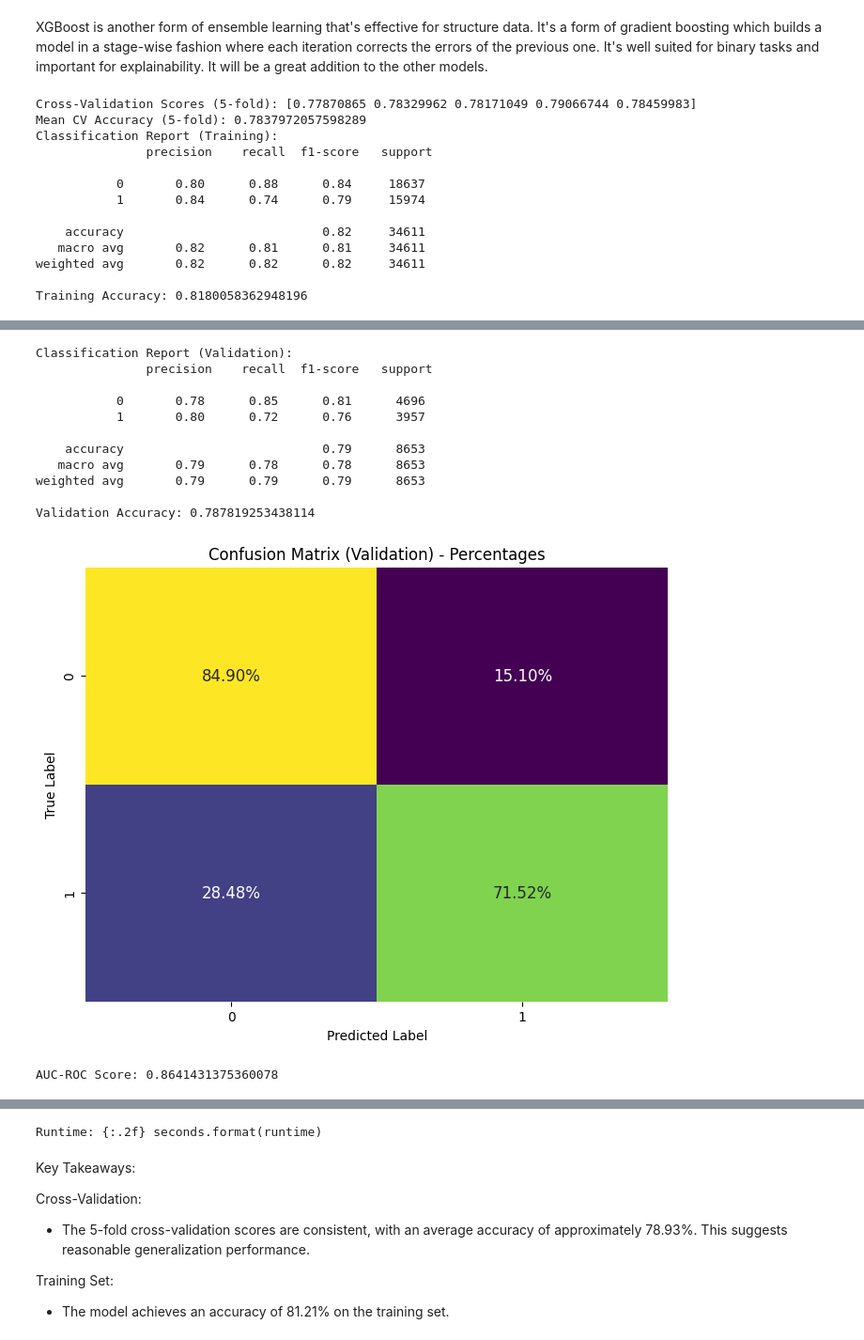
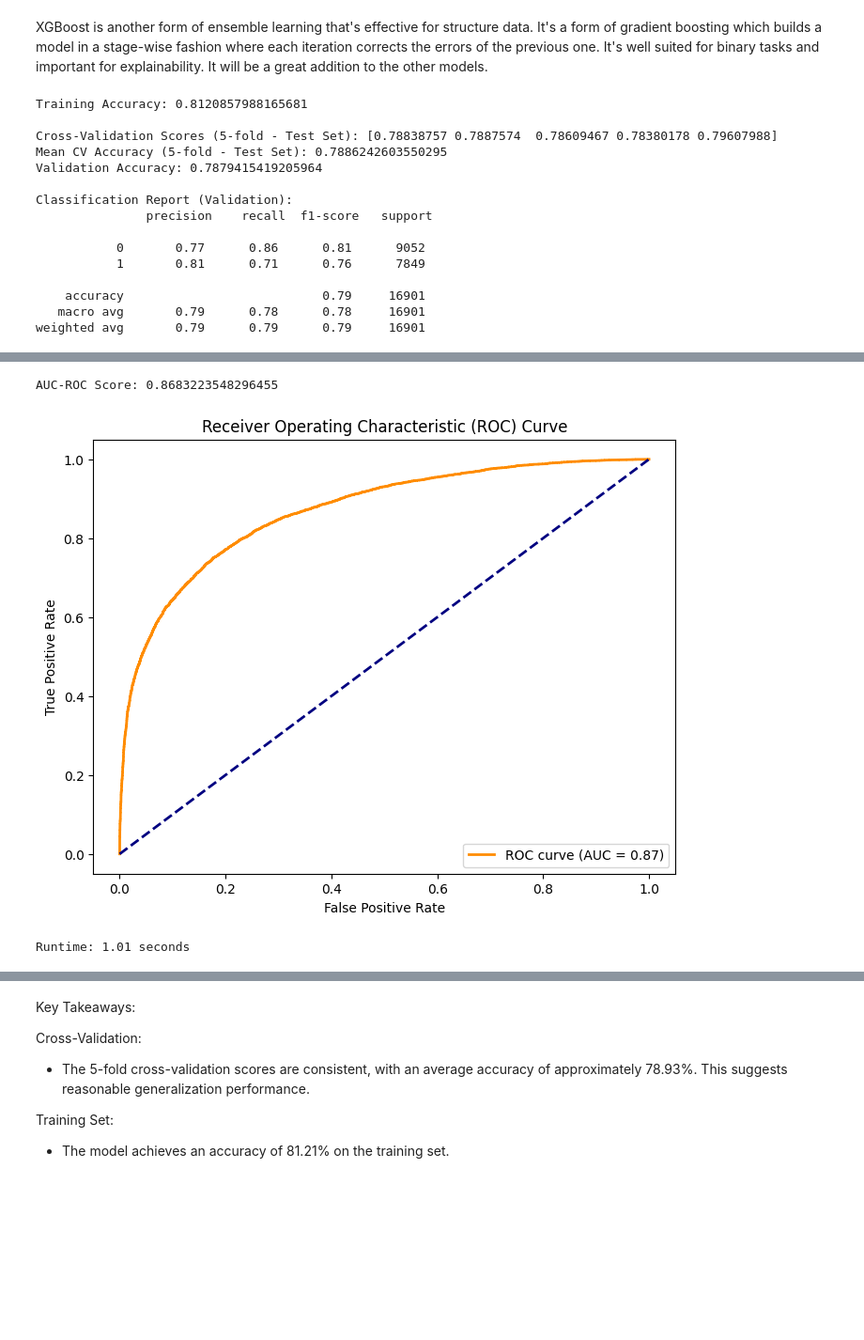
Before and after one commit to lo-klkl/BSTN_Capstone-Diab, a Jupyter notebook: Notebooks/Pt4-Modelling-Pt2.ipynb, the cells around one changed output, grey strips where cells are left out. Shown at 94% size. Cells and saved outputs as stored; diff of their text form; code cells hidden in the pictures; blank space fills up the shorter version.

Commit message:
updating models and notebooks

```diff
--- a/Notebooks/Pt4-Modelling-Pt2.ipynb
+++ b/Notebooks/Pt4-Modelling-Pt2.ipynb
@@ -533,35 +576,23 @@ y_pred_valid = xgb_model.predict(X_valid)
 # Predictions on the training set
 y_pred_train = xgb_model.predict(X_train)
 
-# 5-fold cross-validation
-cv_scores = cross_val_score(xgb_model, X_train, y_train, cv=5, scoring='accuracy')
-mean_cv_accuracy = np.mean(cv_scores)
+# 5-fold cross-validation on the test set
+stratified_cv_test = StratifiedKFold(n_splits=5, shuffle=True, random_state=42)
+cv_scores_test = cross_val_score(xgb_model, X_train, y_train, cv=stratified_cv_test, scoring='accuracy')
+mean_cv_accuracy_test = np.mean(cv_scores_test)
 
-# Display cross-validation results
-print('\nCross-Validation Scores (5-fold):', cv_scores)
-print('Mean CV Accuracy (5-fold):', mean_cv_accuracy)
-
-
-# Classification Report for the training set
-print('Classification Report (Training):\n', classification_report(y_train, y_pred_train))
 
 # Accuracy for the training set
 accuracy_train = accuracy_score(y_train, y_pred_train)
 print('Training Accuracy:', accuracy_train)
 
-# Confusion Matrix for the training set
-conf_matrix_train = confusion_matrix(y_train, y_pred_train)
+# Display cross-validation results
+print('\nCross-Validation Scores (5-fold - Test Set):', cv_scores_test)
+print('Mean CV Accuracy (5-fold - Test Set):', mean_cv_accuracy_test)
 
-# Calculate percentages for the confusion matrix
-conf_matrix_percent_train = conf_matrix_train / conf_matrix_train.sum(axis=1)[:, np.newaxis]
-
-# Create a heatmap with the percentages for the training set
-plt.figure(figsize=(8, 6))
-sns.heatmap(conf_matrix_percent_train, annot=True, fmt='.2%', cmap='viridis', cbar=False, annot_kws={'size': 12})
-plt.title('Confusion Matrix (Training) - Percentages')
-plt.xlabel('Predicted Label')
-plt.ylabel('True Label')
-plt.show()
+# Accuracy for the validation set
+accuracy_valid = accuracy_score(y_valid, y_pred_valid)
+print('Validation Accuracy:', accuracy_valid)
 
 # Evaluate performance metrics for the validation set
 print('\nClassification Report (Validation):\n', classification_report(y_valid, y_pred_valid))
@@ -572,9 +603,6 @@ conf_matrix_valid = confusion_matrix(y_valid, y_pred_valid)
 # Calculate percentages for the confusion matrix
 conf_matrix_percent_valid = conf_matrix_valid / conf_matrix_valid.sum(axis=1)[:, np.newaxis]
 
-# Accuracy for the validation set
-accuracy_valid = accuracy_score(y_valid, y_pred_valid)
-print('Validation Accuracy:', accuracy_valid)
 
 # Create a heatmap with the percentages for the validation set
 plt.figure(figsize=(8, 6))
@@ -603,18 +631,20 @@ plt.show()
 
 # Calculate runtime
 runtime = end_time - start_time
-print('Runtime: {:.2f} seconds.format(runtime)')
+print('Runtime: {:.2f} seconds'.format(runtime))
 # %% [output]
-Cross-Validation Scores (5-fold): [0.77870865 0.78329962 0.78171049 0.79066744 0.78459983]
-Mean CV Accuracy (5-fold): 0.7837972057598289
-Classification Report (Training):
+Training Accuracy: 0.8120857988165681
+
+Cross-Validation Scores (5-fold - Test Set): [0.78838757 0.7887574  0.78609467 0.78380178 0.79607988]
+Mean CV Accuracy (5-fold - Test Set): 0.7886242603550295
+Validation Accuracy: 0.7879415419205964
+
+Classification Report (Validation):
                precision    recall  f1-score   support
 
-           0       0.80      0.88      0.84     18637
-           1       0.84      0.74      0.79     15974
+           0       0.77      0.86      0.81      9052
+           1       0.81      0.71      0.76      7849
 
-    accuracy                           0.82     34611
-   macro avg       0.82      0.81      0.81     34611
-weighted avg       0.82      0.82      0.82     34611
-
-Training Accuracy: 0.8180058362948196
+    accuracy                           0.79     16901
+   macro avg       0.79      0.78      0.78     16901
+weighted avg       0.79      0.79      0.79     16901
@@ -622,13 +652,3 @@ Training Accuracy: 0.8180058362948196
-Classification Report (Validation):
-               precision    recall  f1-score   support
-
-           0       0.78      0.85      0.81      4696
-           1       0.80      0.72      0.76      3957
-
-    accuracy                           0.79      8653
-   macro avg       0.79      0.78      0.78      8653
-weighted avg       0.79      0.79      0.79      8653
-
-Validation Accuracy: 0.787819253438114
+AUC-ROC Score: 0.8683223548296455
-[figure, old version]
+[figure, new version]
-AUC-ROC Score: 0.8641431375360078
+Runtime: 1.01 seconds
@@ -636,4 +655,3 @@ AUC-ROC Score: 0.8641431375360078
-Runtime: {:.2f} seconds.format(runtime)
 # %% [markdown]
 Key Takeaways:
 
```
Also changed, not shown: parts of 15 cells of this notebook, 4 other files.
